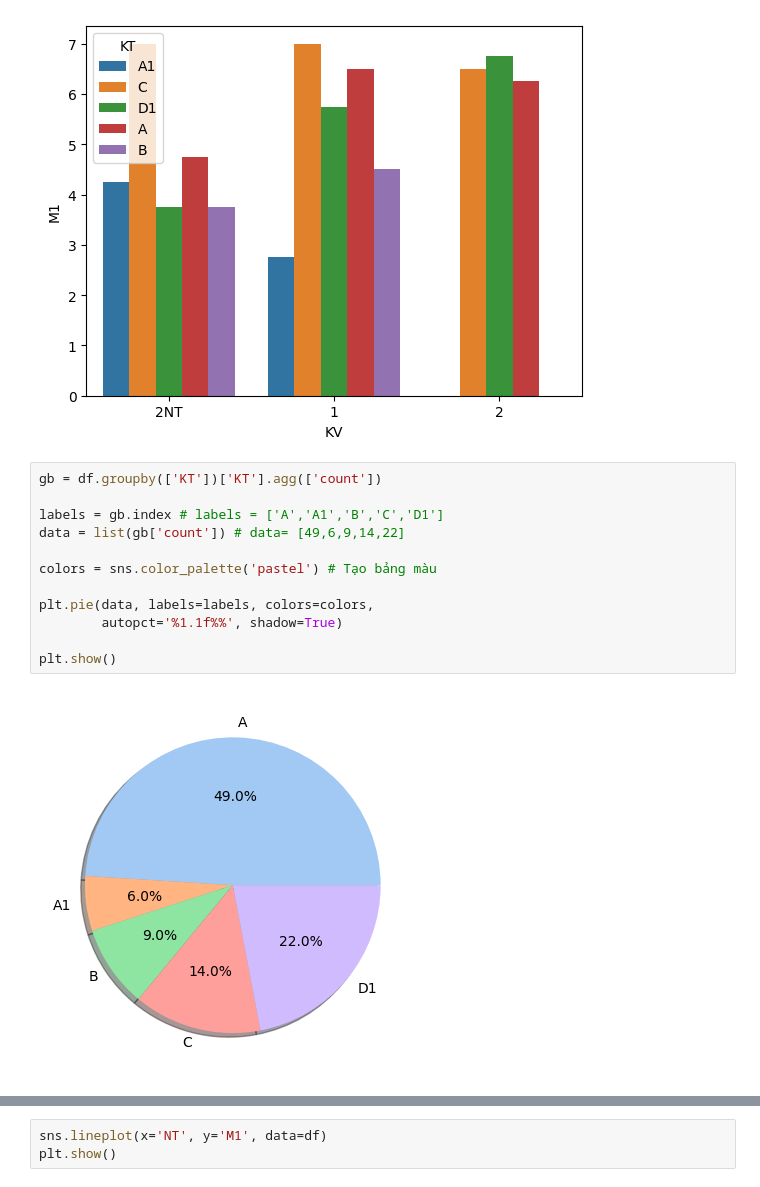
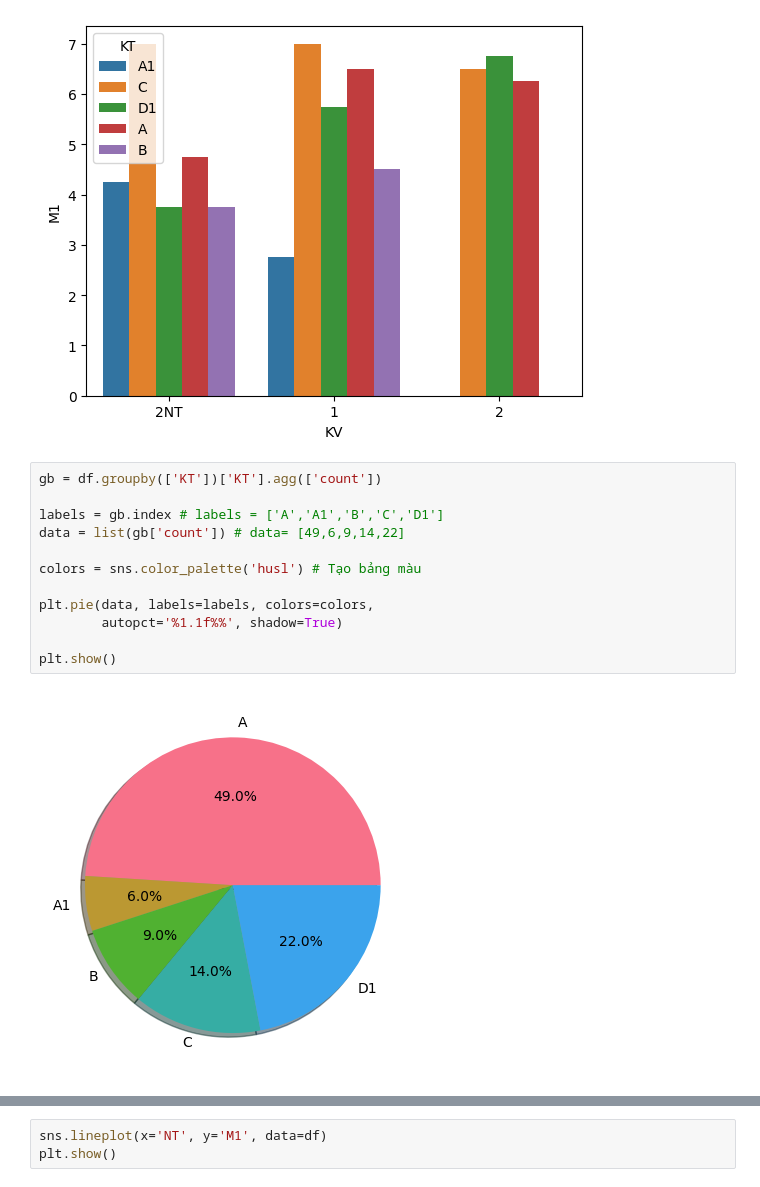
Before and after one commit to bloghaynhat/nmptdlai, a Jupyter notebook: Tuan02.ipynb, the cells around one changed output, grey strips where cells are left out. Saved outputs shown, nothing was run; the diff lists cells and outputs as text.

```diff
--- a/Tuan02.ipynb
+++ b/Tuan02.ipynb
@@ -248,14 +287,14 @@ plt.show()
 # %%
 gb = df.groupby(['KT'])['KT'].agg(['count'])
 
 labels = gb.index # labels = ['A','A1','B','C','D1']
 data = list(gb['count']) # data= [49,6,9,14,22]
 
-colors = sns.color_palette('pastel') # Tạo bảng màu
+colors = sns.color_palette('husl') # Tạo bảng màu
 
 plt.pie(data, labels=labels, colors=colors,
         autopct='%1.1f%%', shadow=True)
 
 plt.show()
 # %% [output]
-[figure, old version]
+[figure, new version]
```
Also changed, not shown: parts of 17 cells of this notebook, 2 other files.
